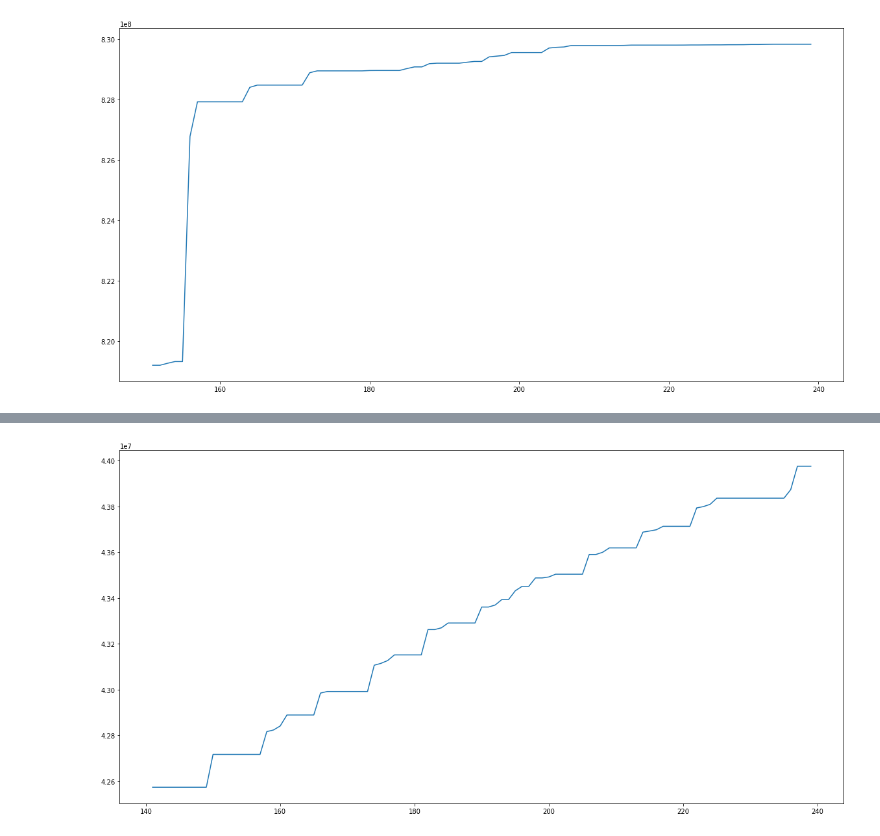
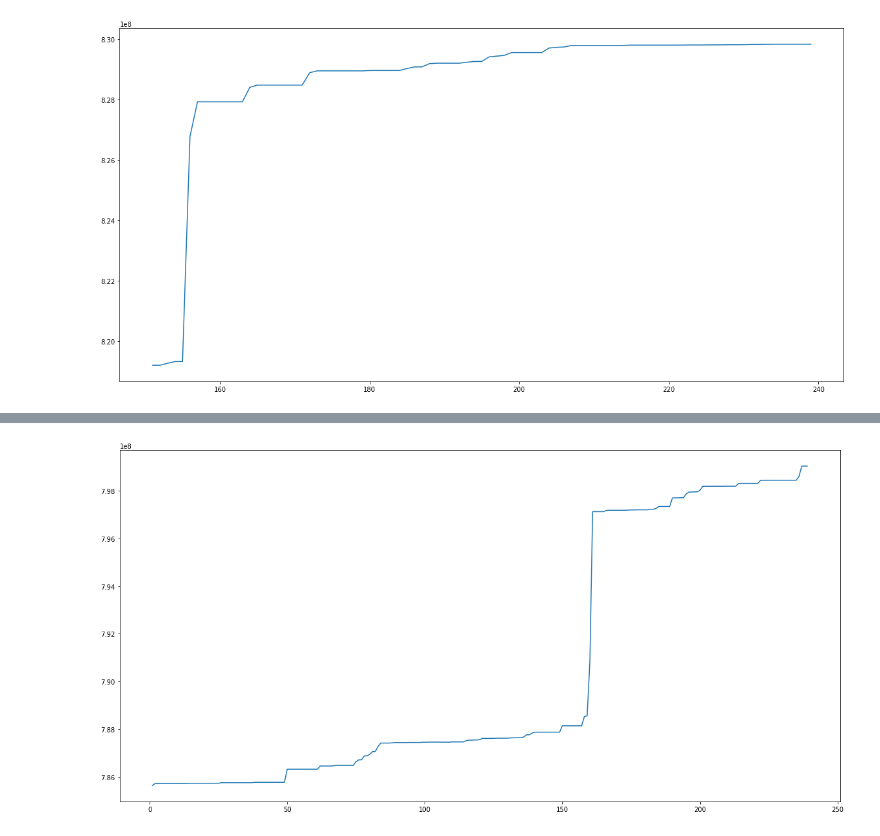
Before and after one commit to ShinsakuOkazaki/master-thesis, a Jupyter notebook: project/rust_knn_streaming/analysis/Untitled.ipynb, the cells around one changed output, grey strips where cells are left out. Cells and saved outputs as stored; diff of their text form; code cells hidden in the pictures.

```diff
--- a/project/rust_knn_streaming/analysis/Untitled.ipynb
+++ b/project/rust_knn_streaming/analysis/Untitled.ipynb
@@ -87,6 +119,6 @@ plt.show()
 # %%
 fig, ax = plt.subplots(figsize = (20, 10))
-ax.plot(dfs["deep-s2"]['Buffer\\g'][140:])
+ax.plot(dfs["deep-s2"]['Cache\\g'])
 plt.show()
 # %% [output]
-[figure, old version]
+[figure, new version]
```
Also changed, not shown: parts of 10 cells of this notebook, 14 other files.
